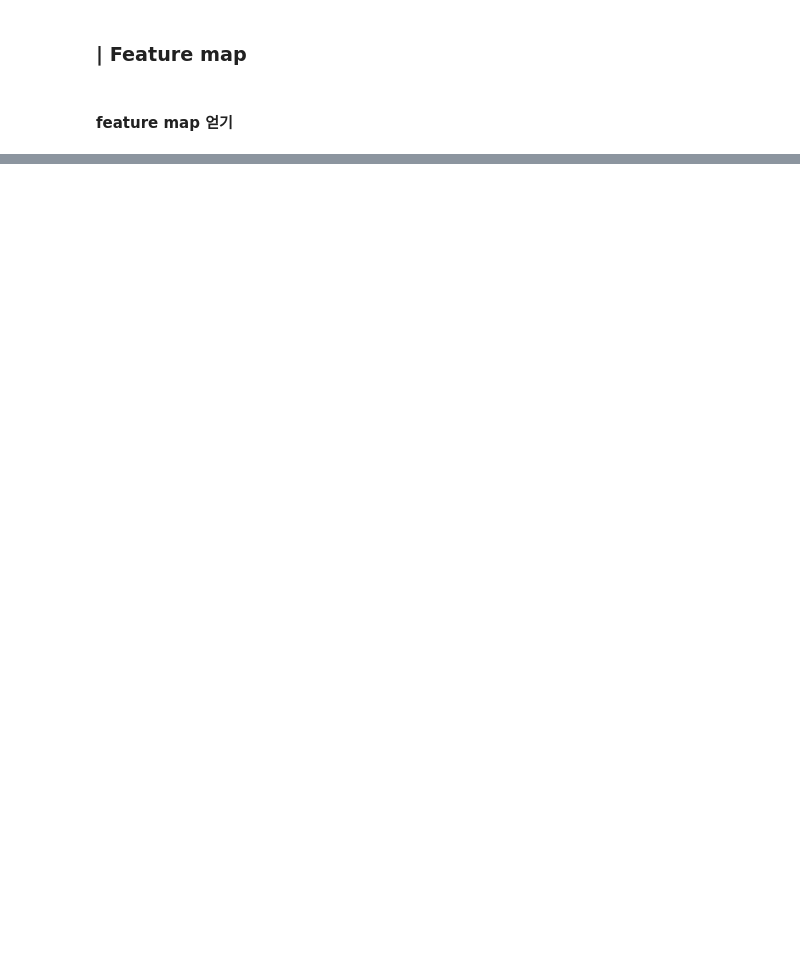
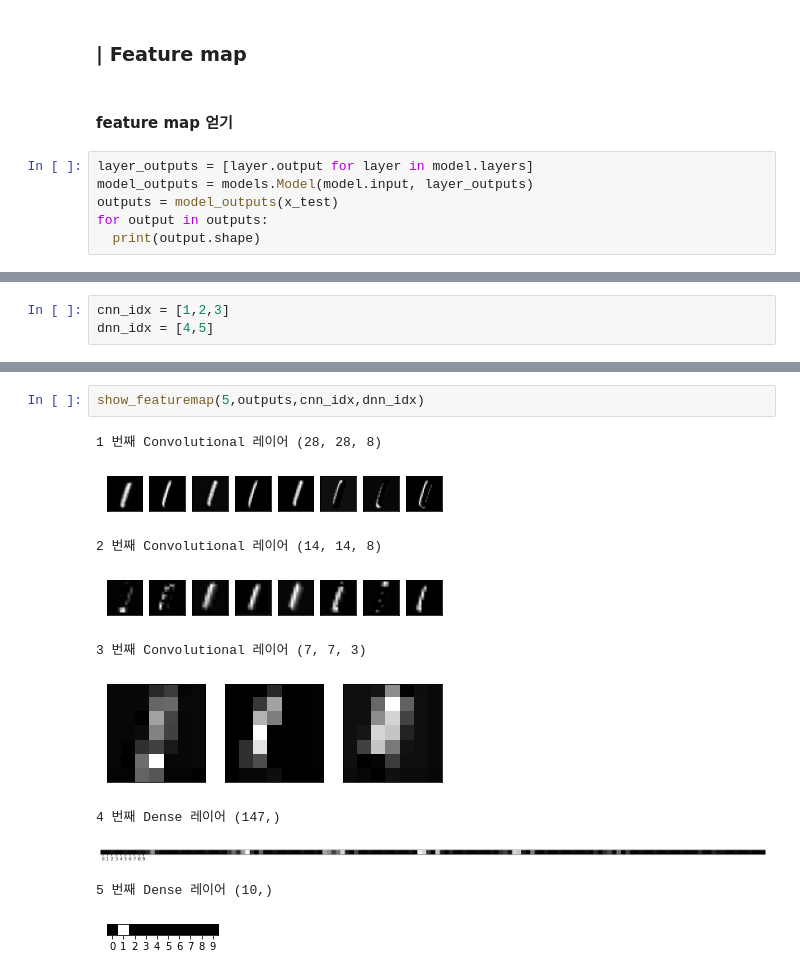
Before and after one commit to GETHUB55/SkillTreePython-DeepLearning, a Jupyter notebook: 01.딥러닝with텐서플로우-basic/ch01_06_CNN기초_Convolutional_Layer.ipynb, the cells around one changed output, grey strips where cells are left out. Saved outputs shown, nothing was run; the diff lists cells and outputs as text; blank space fills up the shorter version.

```diff
--- a/01.딥러닝with텐서플로우-basic/ch01_06_CNN기초_Convolutional_Layer.ipynb
+++ b/01.딥러닝with텐서플로우-basic/ch01_06_CNN기초_Convolutional_Layer.ipynb
@@ -278,3 +365,9 @@ Epoch 10/10
 ### **| Feature map**
 # %% [markdown]
 #### **feature map 얻기**
+# %%
+layer_outputs = [layer.output for layer in model.layers]
+model_outputs = models.Model(model.input, layer_outputs)
+outputs = model_outputs(x_test)
+for output in outputs:
+  print(output.shape)
@@ -281,3 +394,6 @@ Epoch 10/10
+# %%
+cnn_idx = [1,2,3]
+dnn_idx = [4,5]
 # %% [markdown]
 #### **시각화**
 
@@ -287,3 +403,16 @@ Epoch 10/10
 </p>
 
 [시각화 함수 스크립트](https://github.com/yebiny/SkillTreePython-DeepLearning/blob/main/01.%EB%94%A5%EB%9F%AC%EB%8B%9Dwith%ED%85%90%EC%84%9C%ED%94%8C%EB%A1%9C%EC%9A%B0-basic/scripts/featuremap_dict.py)
+# %%
+show_featuremap(5,outputs,cnn_idx,dnn_idx)
+# %% [output]
+1 번째 Convolutional 레이어 (28, 28, 8)
+[figure, added]
+2 번째 Convolutional 레이어 (14, 14, 8)
+[figure, added]
+3 번째 Convolutional 레이어 (7, 7, 3)
+[figure, added]
+4 번째 Dense 레이어 (147,)
+[figure, added]
+5 번째 Dense 레이어 (10,)
+[figure, added]
```
Also changed, not shown: parts of 11 cells of this notebook.
